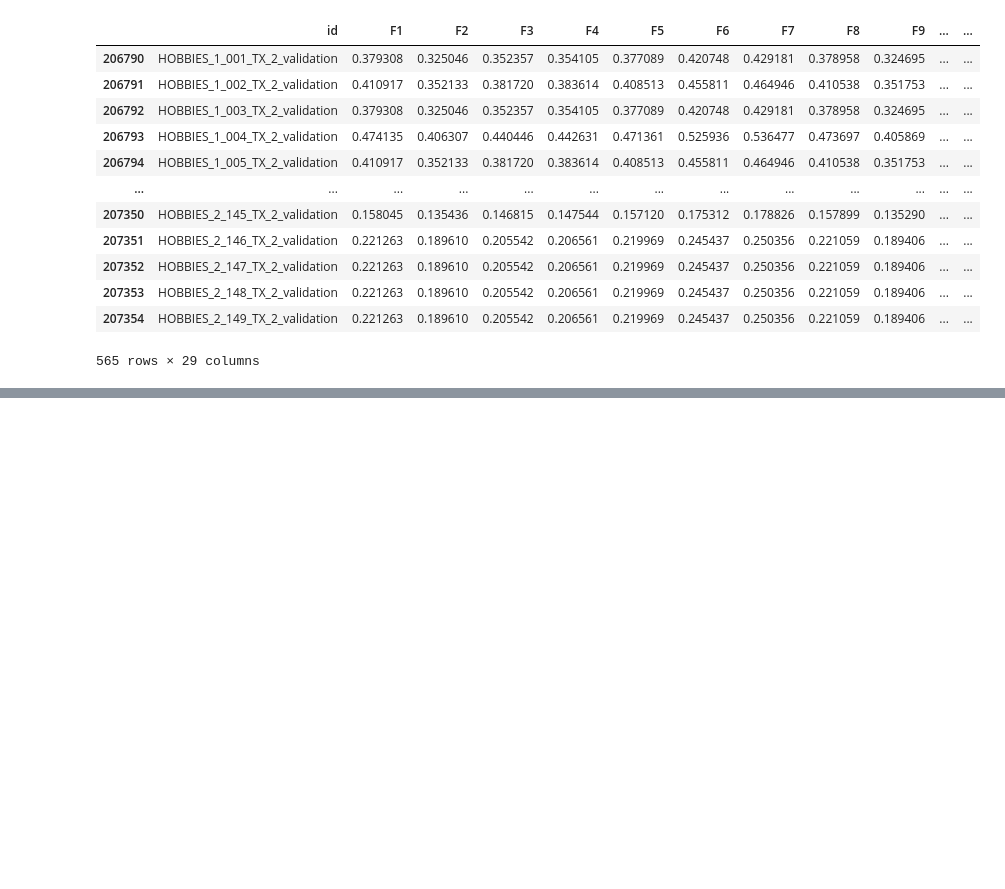
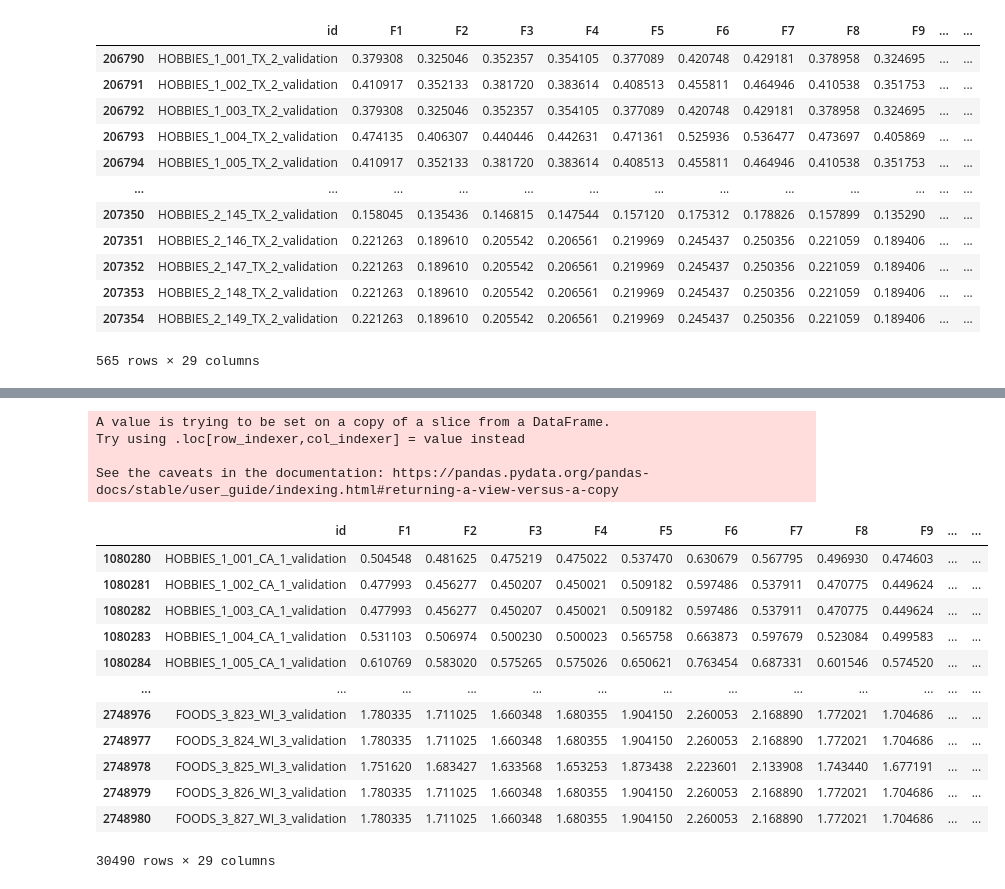
Before and after one commit to dominicdoerig/predicting-sales-data, a Jupyter notebook: m5_challenge/04_forecast_fbprophet.ipynb, the cells around one changed output, grey strips where cells are left out. Saved outputs shown, nothing was run; the diff lists cells and outputs as text; code cells hidden in the pictures; blank space fills up the shorter version.

```diff
--- a/m5_challenge/04_forecast_fbprophet.ipynb
+++ b/m5_challenge/04_forecast_fbprophet.ipynb
@@ -224,0 +237,4 @@ df_submission
+# %%
+# Import data
+submission = pd.read_csv(f'{utils.get_m5_root_dir()}/data/input/sample_submission.csv')
+df_calendar, df_sales, df_prices = utils.import_m5_data(reduce_memory=True)
@@ -224,0 +245,7 @@ df_submission
+# %%
+# Create all Store and Category Combinations as tuples
+stores = df_sales['store_id'].drop_duplicates()
+categories = df_sales['cat_id'].drop_duplicates()
+combinations = pd.Series(itertools.product(stores, categories)).values.tolist()
+
+combinations
@@ -224,0 +270,68 @@ df_submission
+# %%
+# Initiate a dataframe with the structure of the sample submission csv
+df_submission = pd.DataFrame(columns=submission.columns.to_list())
+# %%
+
+for store, cat in tqdm(combinations):
+    # Data input and transformation
+    df_raw = df_sales.loc[df_sales['store_id'] == str(store)].loc[
+        df_sales['cat_id'] == str(cat)]
+    df_raw = utils.transform_dataframe(df_raw, df_calendar, df_prices)
+
+    # Data aggregation
+    df_aggregated = pd.pivot_table(df_raw, values='sale', index=['date'], aggfunc=np.sum)
+    df_aggregated.reset_index(level=df_aggregated.index.names, inplace=True)
+
+    # Prediction on aggregated data
+    df_prophet = pd.DataFrame({
+        'ds': df_aggregated['date'],
+        'y': df_aggregated['sale']
+        })
+    model = Prophet(daily_seasonality=True, yearly_seasonality=True)
+    model.fit(df_prophet)
+
+    future = model.make_future_dataframe(periods=28, include_history=False)
+    forecast = model.predict(future)
+
+    # Create subset containing only relevant columns and compute a rolling mean
+    df_item_level = df_raw[['id','date','sale']]
+    df_item_level['roll_mean_28'] = df_item_level['sale'].rolling(28).mean()
+    df_item_level = df_item_level.reset_index(drop=True)
+
+    # Select only last day since distribution is computed based on mean sale over past 28 days
+    df_item_level = df_item_level.loc[df_item_level['date'] == df_item_level['date'].max()]
+
+    # Compare Sum of Mean with actual Sales figure
+    roll_mean_sum = df_item_level['roll_mean_28'].sum()
+
+    # Downpropagate aggregated forecast to item level
+    for i,row in forecast.iterrows():
+        df_item_level[f'F{i+1}'] = df_item_level['roll_mean_28'] / roll_mean_sum * row['yhat']
+
+    # drop irrelevant columns
+    df_item_level = df_item_level.drop(['date','sale','roll_mean_28'], axis=1)
+
+    # Append dataframe to the submission dataframe with which the csv is generated
+    df_submission = df_submission.append(df_item_level)
+# %% [output]
+A value is trying to be set on a copy of a slice from a DataFrame.
+Try using .loc[row_indexer,col_indexer] = value instead
+
+See the caveats in the documentation: https://pandas.pydata.org/pandas-docs/stable/user_guide/indexing.html#returning-a-view-versus-a-copy
+# %%
+# view result
+df_submission
+# %% [output]
+|  | id | F1 | F2 | F3 | F4 | F5 | F6 | F7 | F8 | F9 | ... | ... |
+| 1080280 | HOBBIES_1_001_CA_1_validation | 0.504548 | 0.481625 | 0.475219 | 0.475022 | 0.537470 | 0.630679 | 0.567795 | 0.496930 | 0.474603 | ... | ... |
+| 1080281 | HOBBIES_1_002_CA_1_validation | 0.477993 | 0.456277 | 0.450207 | 0.450021 | 0.509182 | 0.597486 | 0.537911 | 0.470775 | 0.449624 | ... | ... |
+| 1080282 | HOBBIES_1_003_CA_1_validation | 0.477993 | 0.456277 | 0.450207 | 0.450021 | 0.509182 | 0.597486 | 0.537911 | 0.470775 | 0.449624 | ... | ... |
+| 1080283 | HOBBIES_1_004_CA_1_validation | 0.531103 | 0.506974 | 0.500230 | 0.500023 | 0.565758 | 0.663873 | 0.597679 | 0.523084 | 0.499583 | ... | ... |
+| 1080284 | HOBBIES_1_005_CA_1_validation | 0.610769 | 0.583020 | 0.575265 | 0.575026 | 0.650621 | 0.763454 | 0.687331 | 0.601546 | 0.574520 | ... | ... |
+| ... | ... | ... | ... | ... | ... | ... | ... | ... | ... | ... | ... | ... |
+| 2748976 | FOODS_3_823_WI_3_validation | 1.780335 | 1.711025 | 1.660348 | 1.680355 | 1.904150 | 2.260053 | 2.168890 | 1.772021 | 1.704686 | ... | ... |
+| 2748977 | FOODS_3_824_WI_3_validation | 1.780335 | 1.711025 | 1.660348 | 1.680355 | 1.904150 | 2.260053 | 2.168890 | 1.772021 | 1.704686 | ... | ... |
+| 2748978 | FOODS_3_825_WI_3_validation | 1.751620 | 1.683427 | 1.633568 | 1.653253 | 1.873438 | 2.223601 | 2.133908 | 1.743440 | 1.677191 | ... | ... |
+| 2748979 | FOODS_3_826_WI_3_validation | 1.780335 | 1.711025 | 1.660348 | 1.680355 | 1.904150 | 2.260053 | 2.168890 | 1.772021 | 1.704686 | ... | ... |
+| 2748980 | FOODS_3_827_WI_3_validation | 1.780335 | 1.711025 | 1.660348 | 1.680355 | 1.904150 | 2.260053 | 2.168890 | 1.772021 | 1.704686 | ... | ... |
+30490 rows × 29 columns
```
Also changed, not shown: parts of 9 cells of this notebook.
